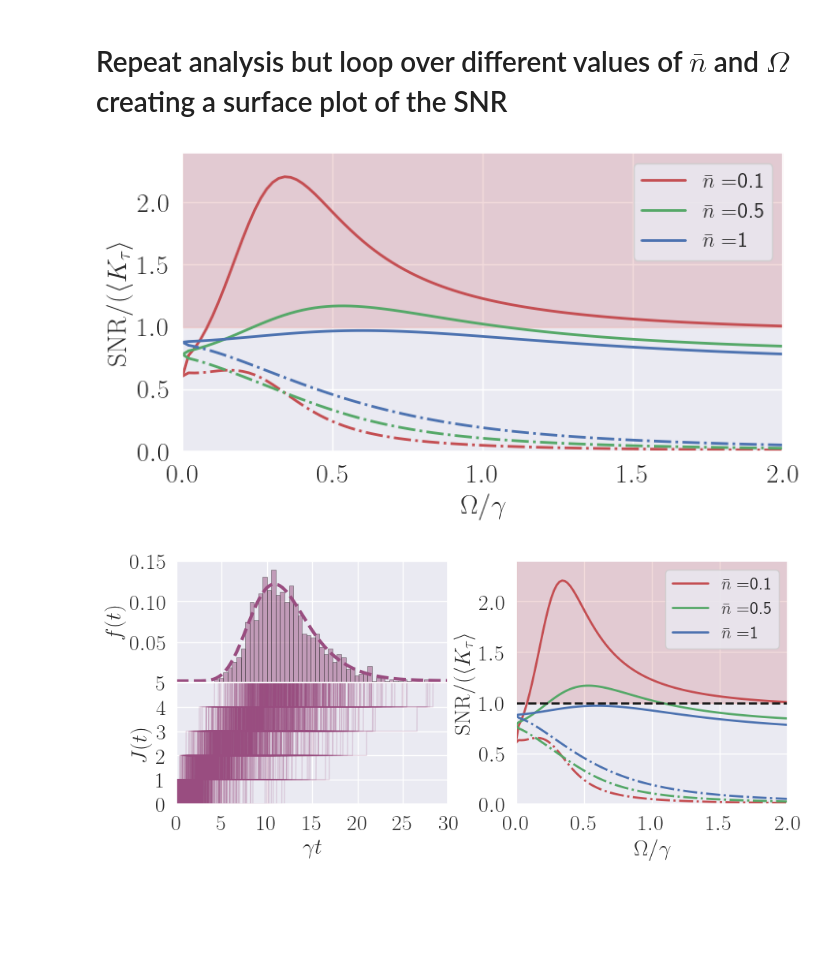
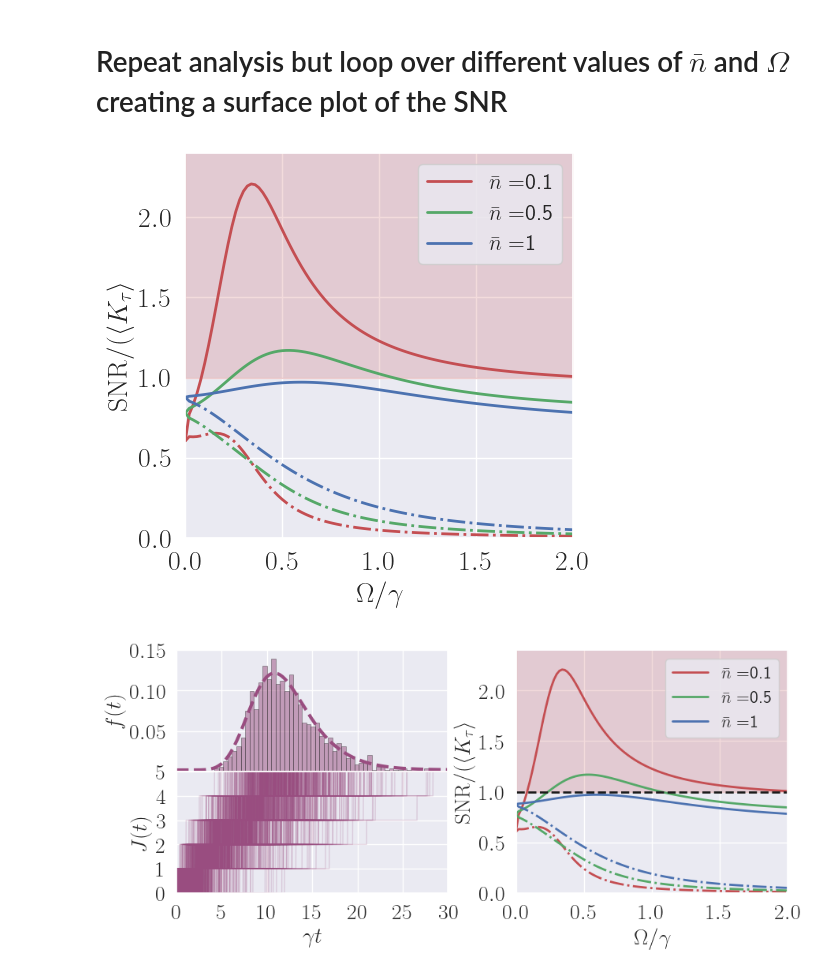
Before and after one commit to mikeal888/First_Passage_Times, a Jupyter notebook: Garrahan_example.ipynb, the cells around one changed output. Drawn from its saved outputs; the diff is of its cells as text; code cells hidden in the pictures; blank space fills up the shorter version.

```diff
--- a/Garrahan_example.ipynb
+++ b/Garrahan_example.ipynb
@@ -284,36 +284,36 @@ else:
 # %%
 # compute both inequalitys
 ineq1 = SNR_vals / (Et_vals*K_vals)
 ineq2 = SNR_vals / (Et_vals*(K_vals+Q_vals))
 
 # plot as a function of Omega
-fig = plt.figure(figsize=(8, 4))
+fig = plt.figure(figsize=(5, 5))
 
 
 
 colors = ['r', 'g', 'b']
 
 for i, nbar in enumerate(nbars):
     plt.plot(Omegas, ineq1[i], '-', color=colors[i], label=r'$\bar{n} = $'+str(nbar), linewidth=2)
     plt.plot(Omegas, ineq2[i], '-.', color=colors[i], linewidth=2)
 
 # plt.hlines(1, 0, Omegas[-1], color='k', linestyle='--', linewidth=2, alpha=1)
 plt.fill_betweenx([1, 3], 0, Omegas[-1], color='r', alpha=0.2)
 plt.xlim(0, Omegas[-1])
 plt.ylim(0, 2.4)
 
 plt.yticks(np.arange(0, 2.5, 0.5), fontsize=20)
 plt.xticks(np.arange(0, 2.5, 0.5), fontsize=20)
 plt.xlabel(r'$\Omega/\gamma$', fontsize=20)
 plt.ylabel(r'${\rm SNR}/(\langle K_{\tau} \rangle $', fontsize=20)
 
 plt.legend(fontsize=16)
 
 plt.show()
 
-# fig.savefig('Figures/inequality.png', bbox_inches='tight', dpi=200)
+fig.savefig('Figures/inequality.png', bbox_inches='tight', dpi=200)
 # %% [output]
-[figure, old version]
+[figure, new version]
 # %%
 fig = plt.figure(figsize=(10, 4))
 gs = fig.add_gridspec(2, 2)
```
Also changed, not shown: parts of 2 cells of this notebook, 1 other file.
